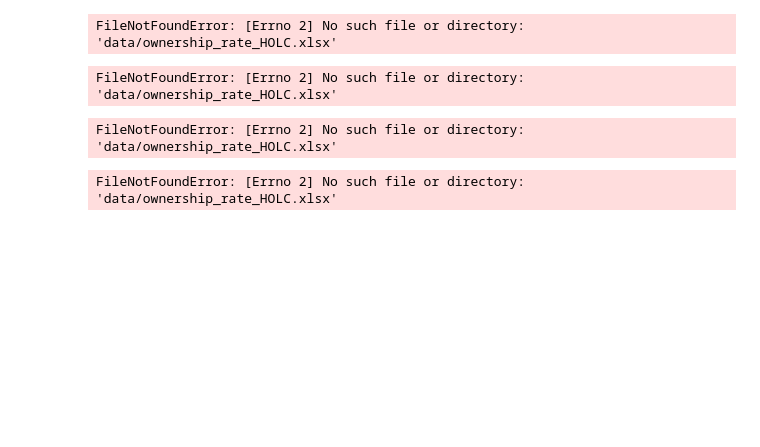
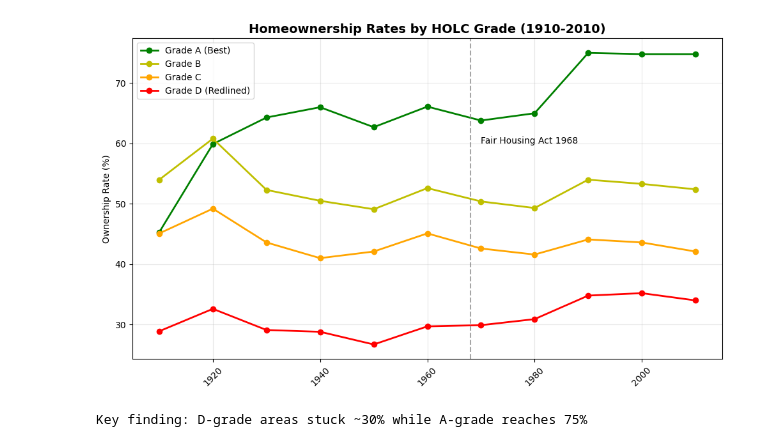
Before and after one commit to UCB-stat-159-f25/final-group10, a Jupyter notebook: analysis/01_holc_timeseries_exploration.ipynb, the cells around one changed output. Cells and saved outputs as stored; diff of their text form; code cells hidden in the pictures; blank space fills up the shorter version.

Commit message:
initial figures

```diff
--- a/analysis/01_holc_timeseries_exploration.ipynb
+++ b/analysis/01_holc_timeseries_exploration.ipynb
@@ -43,33 +19,25 @@ FileNotFoundError: [Errno 2] No such file or directory: 'final-group10/data/owne
-# %%
-import pandas as pd
-import matplotlib.pyplot as plt
-
-# DataHub simple paths (no Path objects needed)
-df_ownership = pd.read_excel('data/ownership_rate_HOLC.xlsx')
-print("✅ Loaded:", df_ownership.shape)
-print(df_ownership.head())
-# %% [output]
-FileNotFoundError: [Errno 2] No such file or directory: 'data/ownership_rate_HOLC.xlsx'
-# %%
-df_ownership = pd.read_excel('data/ownership_rate_HOLC.xlsx')
-filtered = df_ownership[df_ownership['observation_date'].dt.year < 2000]
-print("✅ Data loaded!")
-# %% [output]
-FileNotFoundError: [Errno 2] No such file or directory: 'data/ownership_rate_HOLC.xlsx'
-# %%
-import pandas as pd
-df_ownership = pd.read_excel("data/ownership_rate_HOLC.xlsx")
-print(df_ownership.head())
-# %% [output]
-FileNotFoundError: [Errno 2] No such file or directory: 'data/ownership_rate_HOLC.xlsx'
-# %%
-import pandas as pd
-df_ownership = pd.read_excel("data/ownership_rate_HOLC.xlsx")
-print("SHAPE:", df_ownership.shape)
-print(df_ownership.head())
-# %% [output]
-FileNotFoundError: [Errno 2] No such file or directory: 'data/ownership_rate_HOLC.xlsx'
-# %%
-import pandas as pd
-df_ownership = pd.read_excel("data/ownership_rate_HOLC.xlsx")
-print(df_ownership.head())
+# %%
+import matplotlib.pyplot as plt
+
+plt.figure(figsize=(10, 6))
+plt.plot(df_ownership['observation_date'], df_ownership['A'], 'go-', label='Grade A (Best)', linewidth=2)
+plt.plot(df_ownership['observation_date'], df_ownership['B'], 'yo-', label='Grade B', linewidth=2)
+plt.plot(df_ownership['observation_date'], df_ownership['C'], 'o-', color='orange', label='Grade C', linewidth=2)
+plt.plot(df_ownership['observation_date'], df_ownership['D'], 'ro-', label='Grade D (Redlined)', linewidth=2)
+
+plt.axvline(pd.to_datetime('1968-01-01'), color='gray', linestyle='--', alpha=0.7)
+plt.text(pd.to_datetime('1970-01-01'), 60, 'Fair Housing Act 1968', rotation=0)
+
+plt.title('Homeownership Rates by HOLC Grade (1910-2010)', fontsize=14, fontweight='bold')
+plt.ylabel('Ownership Rate (%)')
+plt.legend()
+plt.grid(True, alpha=0.3)
+plt.xticks(rotation=45)
+plt.tight_layout()
+plt.savefig('../figures/ownership_simple.png', dpi=300, bbox_inches='tight')
+plt.show()
+
+print("Key finding: D-grade areas stuck ~30% while A-grade reaches 75%")
+# %% [output]
+[figure, added]
+Key finding: D-grade areas stuck ~30% while A-grade reaches 75%
```
Also changed, not shown: parts of 5 cells of this notebook, 4 other files.
